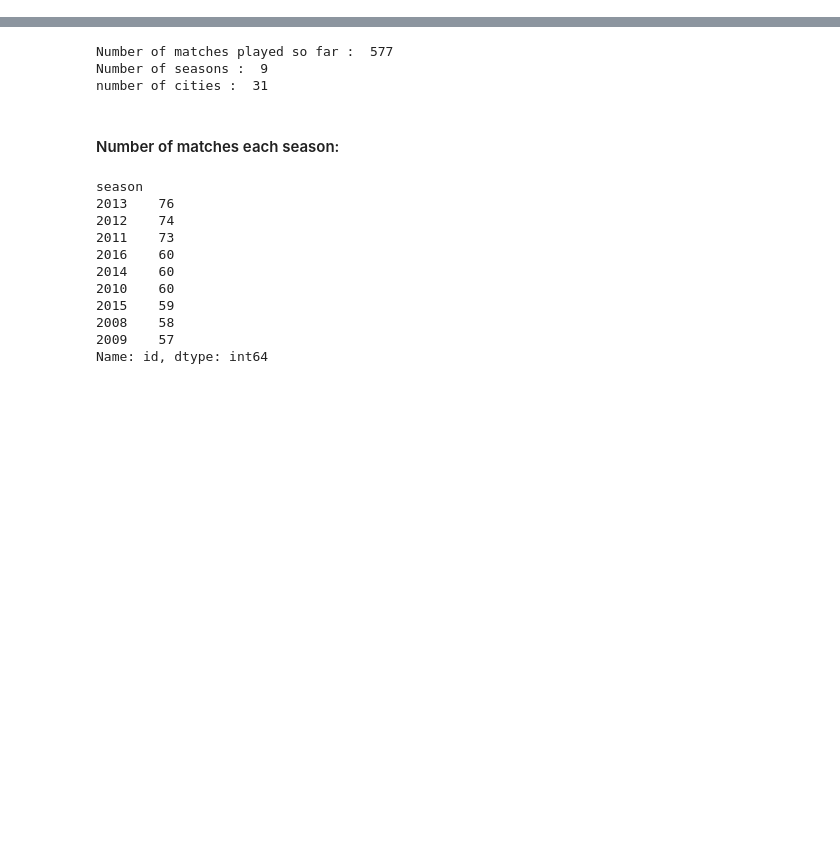
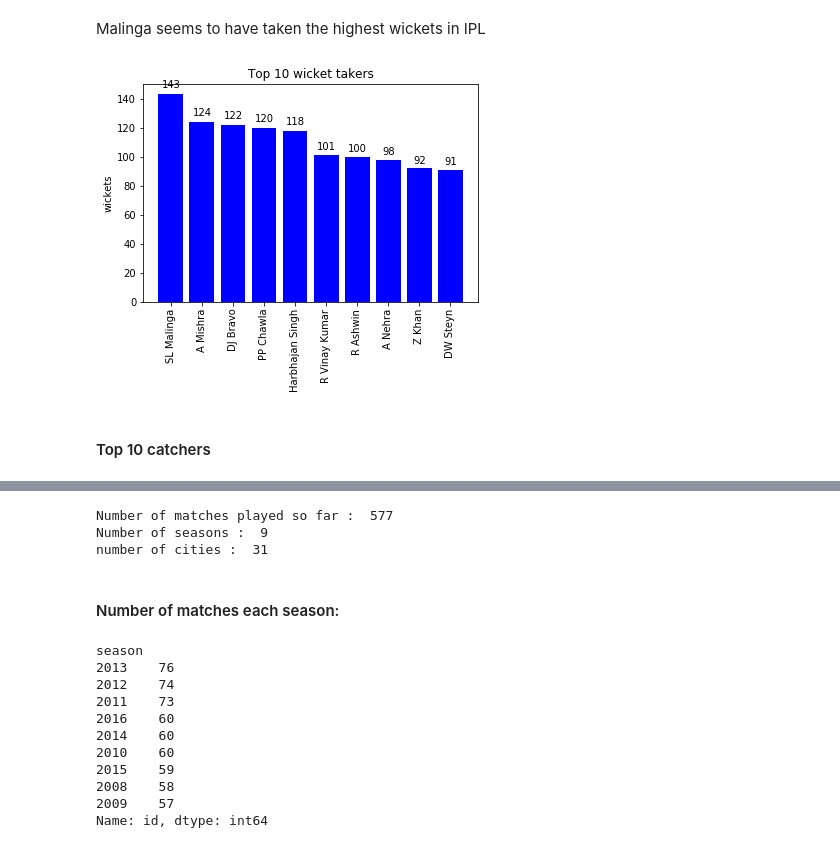
Before and after one commit to Madhu009/KaggleProblems, a Jupyter notebook: IPL-Data-Prediction/IPL_Data_analysis.ipynb, the cells around one changed output, grey strips where cells are left out. Cells and saved outputs as stored; diff of their text form; code cells hidden in the pictures; blank space fills up the shorter version.

Commit message:
Complete data analysis

```diff
--- a/IPL-Data-Prediction/IPL_Data_analysis.ipynb
+++ b/IPL-Data-Prediction/IPL_Data_analysis.ipynb
@@ -5,0 +30,15 @@ import matplotlib.pyplot as plt
+# %%
+bowler_caught=score_df.groupby(['bowler'])['dismissal_kind'].agg(lambda a: (a=='caught').sum()).reset_index().sort_values(by='bowler',
+                                                                                                                         ascending=True).reset_index(drop=True)
+
+bowler_bowled=score_df.groupby(['bowler'])['dismissal_kind'].agg(lambda a: (a=='bowled').sum()).reset_index().sort_values(by='bowler',
+                                                                                                                         ascending=True).reset_index(drop=True)
+
+bowler_lbw=score_df.groupby(['bowler'])['dismissal_kind'].agg(lambda a: (a=='lbw').sum()).reset_index().sort_values(by='bowler',
+                                                                                                                         ascending=True).reset_index(drop=True)
+
+bowler_stumped=score_df.groupby(['bowler'])['dismissal_kind'].agg(lambda a: (a=='stumped').sum()).reset_index().sort_values(by='bowler',
+                                                                                                                         ascending=True).reset_index(drop=True)
+
+bowler_caught_and_bowled=score_df.groupby(['bowler'])['dismissal_kind'].agg(lambda a: (a=='caught and bowled').sum()).reset_index().sort_values(by='bowler',
+                                                                                                                         ascending=True).reset_index(drop=True)
@@ -5,0 +47,13 @@ import matplotlib.pyplot as plt
+# %%
+bowler_wickets=pd.DataFrame()
+# %%
+bowler_wickets['bowler']=bowler_caught['bowler']
+bowler_wickets['caught']=bowler_caught['dismissal_kind']
+bowler_wickets['bowled']=bowler_bowled['dismissal_kind']
+bowler_wickets['lbw']=bowler_lbw['dismissal_kind']
+bowler_wickets['c&b']=bowler_caught_and_bowled['dismissal_kind']
+bowler_wickets['stumped']=bowler_stumped['dismissal_kind']
+bowler_wickets['total_wickets']=bowler_wickets['caught']+bowler_wickets['bowled']+bowler_wickets['lbw']+bowler_wickets['c&b']+bowler_wickets['stumped']
+# %%
+bowler_wickets=bowler_wickets.sort_values(by='total_wickets',ascending=False)[:10]
+bowler_wickets
@@ -5,0 +72,20 @@ import matplotlib.pyplot as plt
+# %% [markdown]
+Malinga seems to have taken the highest wickets in IPL
+# %%
+#plotting
+labels=np.array(bowler_wickets['bowler'])
+ind=np.arange(len(labels))
+values=np.array(bowler_wickets['total_wickets'])
+
+fig,ax = plt.subplots()
+rects = ax.bar(ind,values,color='b')
+ax.set_xticklabels(labels,rotation='vertical')
+ax.set_xticks(ind)
+ax.set_title("Top 10 wicket takers")
+ax.set_ylabel('wickets')
+autolabel(rects)
+plt.show()
+# %% [output]
+[figure, added]
+# %% [markdown]
+#### Top 10 catchers
```
Also changed, not shown: parts of 62 cells of this notebook.
